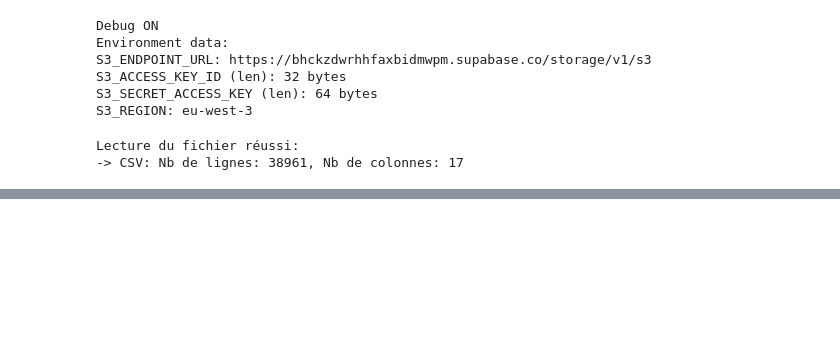
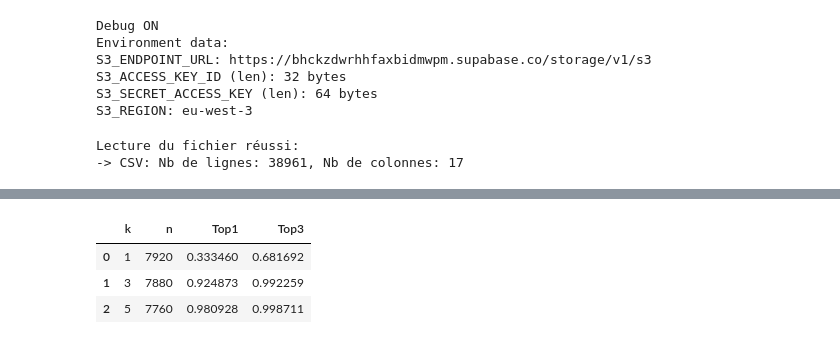
Before and after one commit to salphonse/Radar-Metier, a Jupyter notebook: script/ML/ML - Preprocessing.ipynb, the cells around one changed output, grey strips where cells are left out. Saved outputs shown, nothing was run; the diff lists cells and outputs as text; code cells hidden in the pictures; blank space fills up the shorter version.

```diff
--- a/script/ML/ML - Preprocessing.ipynb
+++ b/script/ML/ML - Preprocessing.ipynb
@@ -694,0 +646,76 @@ df.duplicated().sum()
+# %%
+# Évaluation profils partiels réalistes
+
+def eval_partial(X, sizes=(3,5), reps=5, topk=3, seed=42, summarize=True):
+    """
+    Évalue la robustesse du modèle avec des profils partiels réalistes.
+
+    Paramètres
+    ----------
+    X : csr_matrix
+        Matrice métiers × compétences (normalisée).
+    sizes : tuple
+        Liste des tailles de profils testées (ex: (1,3,5)).
+    reps : int
+        Nombre de tirages aléatoires par métier et par taille.
+    topk : int
+        Taille du classement à évaluer (par défaut Top-3).
+    seed : int
+        Graine aléatoire pour reproductibilité.
+    summarize : bool
+        Si True, affiche un résumé textuel en Markdown en plus du DataFrame.
+
+    Retour
+    ------
+    DataFrame : k, n, Top1, Topk
+    """
+    rng = np.random.default_rng(seed)
+    Xr = X.tocsr()
+    out = []
+
+    for k in sizes:
+        top1 = topk_hits = n = 0
+        for i in range(X.shape[0]):
+            idx = Xr[i].indices
+            if len(idx) < k:
+                continue
+            for _ in range(reps):
+                sub = rng.choice(idx, size=k, replace=False)
+                q = csr_matrix((np.ones(k), ([0] * k, sub)), shape=(1, X.shape[1]))
+                q = normalize(q, norm="l2", axis=1)
+
+                s = (q @ X.T).toarray().ravel()
+                order = np.argsort(-s)
+
+                n += 1
+                if order[0] == i:
+                    top1 += 1
+                if i in order[:topk]:
+                    topk_hits += 1
+
+        out.append({
+            "k": k,
+            "n": n,
+            "Top1": top1 / n if n else np.nan,
+            f"Top{topk}": topk_hits / n if n else np.nan
+        })
+
+    results = pd.DataFrame(out)
+
+    # Résumé Markdown
+    if summarize:
+        lines = [f"### Résultats profils partiels (Top-{topk})"]
+        for _, row in results.iterrows():
+            lines.append(
+                f"- Avec **{int(row['k'])} compétences** → "
+                f"Top-1 = {row['Top1']:.3f} | Top-{topk} = {row[f'Top{topk}']:.3f}"
+            )
+        display(Markdown("\n".join(lines)))
+
+    return results
+
+# Exemple d'appel (sur variante binaire)
+X, roms, comps, comp2j = build_matrix(df_w, mode="binaire", min_df=2, max_df_frac=0.80)
+results_partial = eval_partial(X, sizes=(1,3,5), reps=5, topk=3, seed=42, summarize=True)
+display(results_partial)
+# %% [output]
@@ -694,0 +726,4 @@ df.duplicated().sum()
+|  | k | n | Top1 | Top3 |
+| 0 | 1 | 7920 | 0.333460 | 0.681692 |
+| 1 | 3 | 7880 | 0.924873 | 0.992259 |
+| 2 | 5 | 7760 | 0.980928 | 0.998711 |
```
Also changed, not shown: parts of 115 cells of this notebook.
